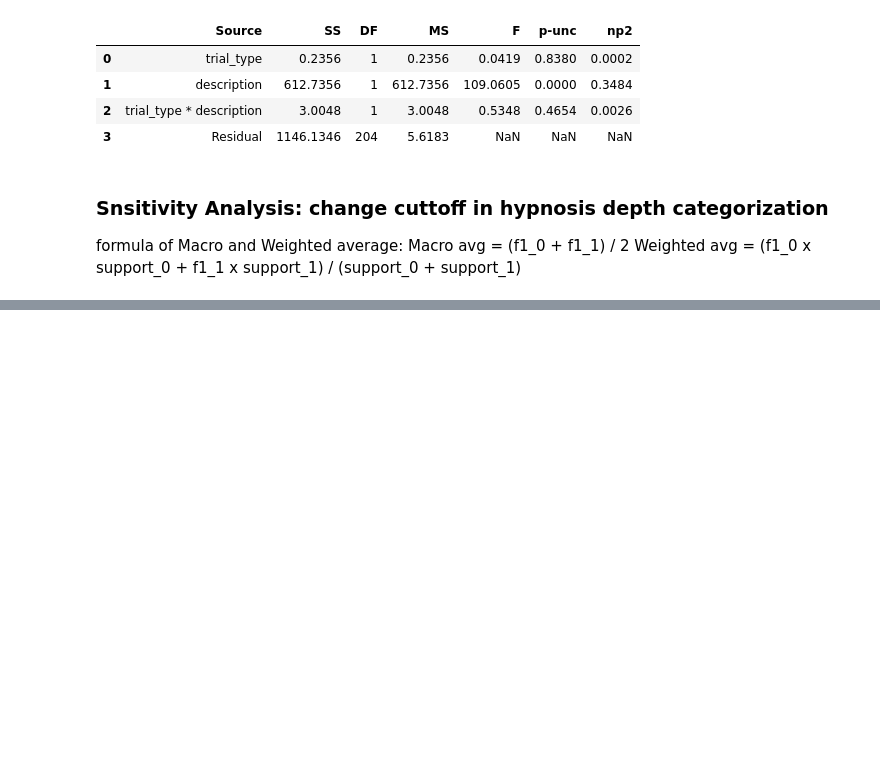
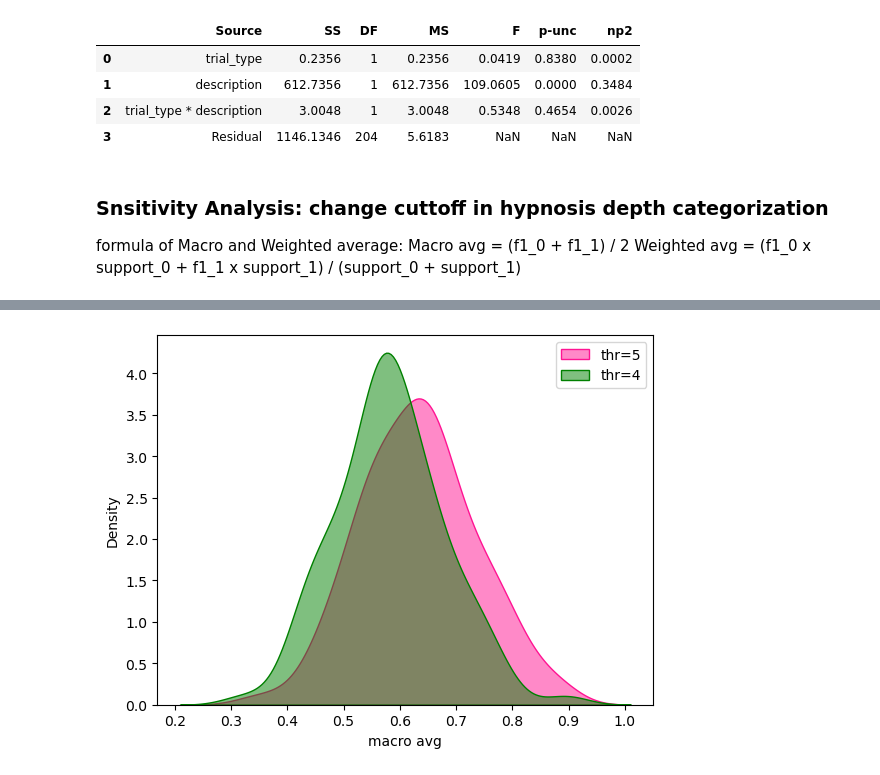
Before and after one commit to Yeganehfrh/SugNet, a Jupyter notebook: notebooks/archived/Respons to Reviewers.ipynb, the cells around one changed output, grey strips where cells are left out. Cells and saved outputs as stored; diff of their text form; code cells hidden in the pictures; blank space fills up the shorter version.

```diff
--- a/notebooks/archived/Respons to Reviewers.ipynb
+++ b/notebooks/archived/Respons to Reviewers.ipynb
@@ -686,0 +746,9 @@ pd.DataFrame(recalls).mean(), pd.DataFrame(accs).mean()
+# %%
+recall_macro_5 = pd.concat(reports, axis=0, keys=thrs).loc[5].loc['recall', 'macro avg']
+recall_macro_4 = pd.concat(reports, axis=0, keys=thrs).loc[4].loc['recall', 'macro avg']
+sns.kdeplot(data=recall_macro_5, fill=True, color='deeppink', alpha=0.5, label='thr=5')
+sns.kdeplot(data=recall_macro_4, fill=True, color='g', alpha=0.5, label='thr=4')
+plt.legend()
+plt.show()
+# %% [output]
+[figure, added]
```
Also changed, not shown: parts of 9 cells of this notebook.
